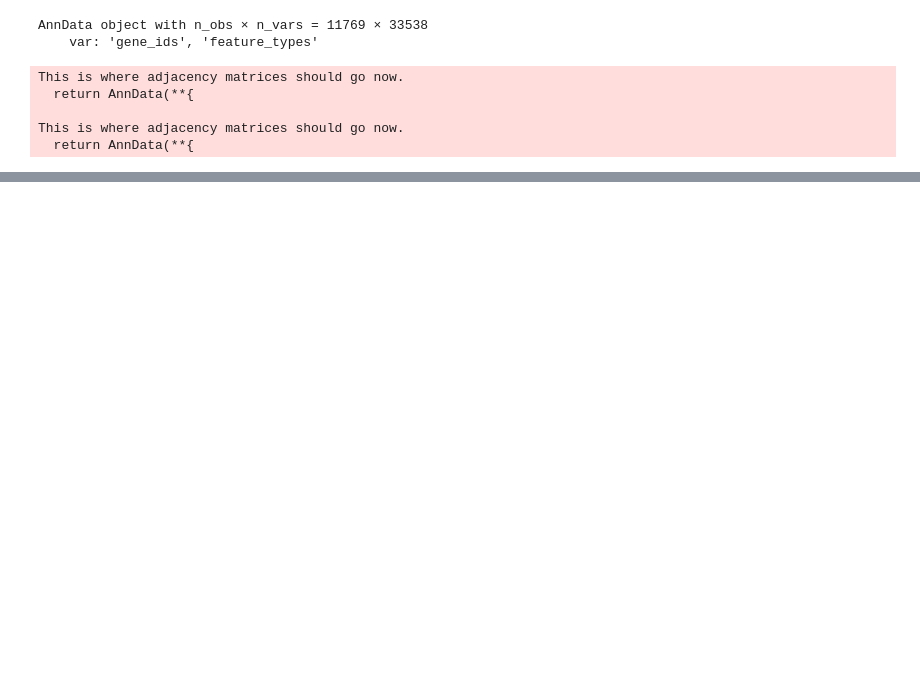
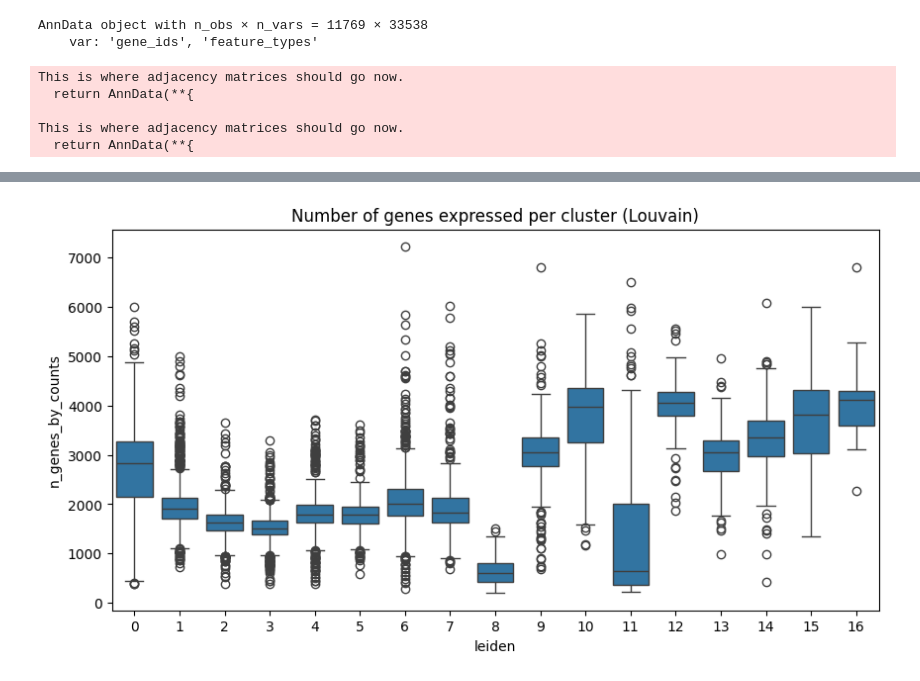
Before and after one commit to lorenzog-ryzen/GraphAttnVAE-scRNA, a Jupyter notebook: Scripts/EDAS/EDA.ipynb, the cells around one changed output, grey strips where cells are left out. Saved outputs shown, nothing was run; the diff lists cells and outputs as text; code cells hidden in the pictures; blank space fills up the shorter version.

```diff
--- a/Scripts/EDAS/EDA.ipynb
+++ b/Scripts/EDAS/EDA.ipynb
@@ -207,0 +207,30 @@ sc.pl.highest_expr_genes(adata, n_top=20)
+# %%
+if sp.issparse(adata.X):
+    adata.X.data = np.nan_to_num(adata.X.data, nan=0.0)
+else:
+    adata.X = np.nan_to_num(adata.X, nan=0.0)
+
+# 1. Filtrado básico
+sc.pp.filter_cells(adata, min_genes=200)
+sc.pp.filter_genes(adata, min_cells=3)
+
+# 2. Normalización y log-transformación
+sc.pp.normalize_total(adata, target_sum=1e4)
+sc.pp.log1p(adata)
+
+# 3. Genes altamente variables
+sc.pp.highly_variable_genes(adata, n_top_genes=2000, flavor='seurat')
+adata = adata[:, adata.var.highly_variable]
+
+# 4. Escalar datos
+sc.pp.scale(adata, max_value=10)
+
+# 5. PCA
+sc.tl.pca(adata, svd_solver='arpack')
+
+# 6. Vecinos y UMAP
+sc.pp.neighbors(adata, n_neighbors=10, n_pcs=40)
+sc.tl.umap(adata)
+
+# 7. Clustering Leiden
+sc.tl.leiden(adata, resolution=0.5)
@@ -207,0 +282,7 @@ sc.pl.highest_expr_genes(adata, n_top=20)
+# %%
+plt.figure(figsize=(10, 5))
+sns.boxplot(x="leiden", y="n_genes_by_counts", data=adata.obs)
+plt.title("Number of genes expressed per cluster (Louvain)")
+plt.show()
+# %% [output]
+[figure, added]
```
Also changed, not shown: parts of 19 cells of this notebook.
